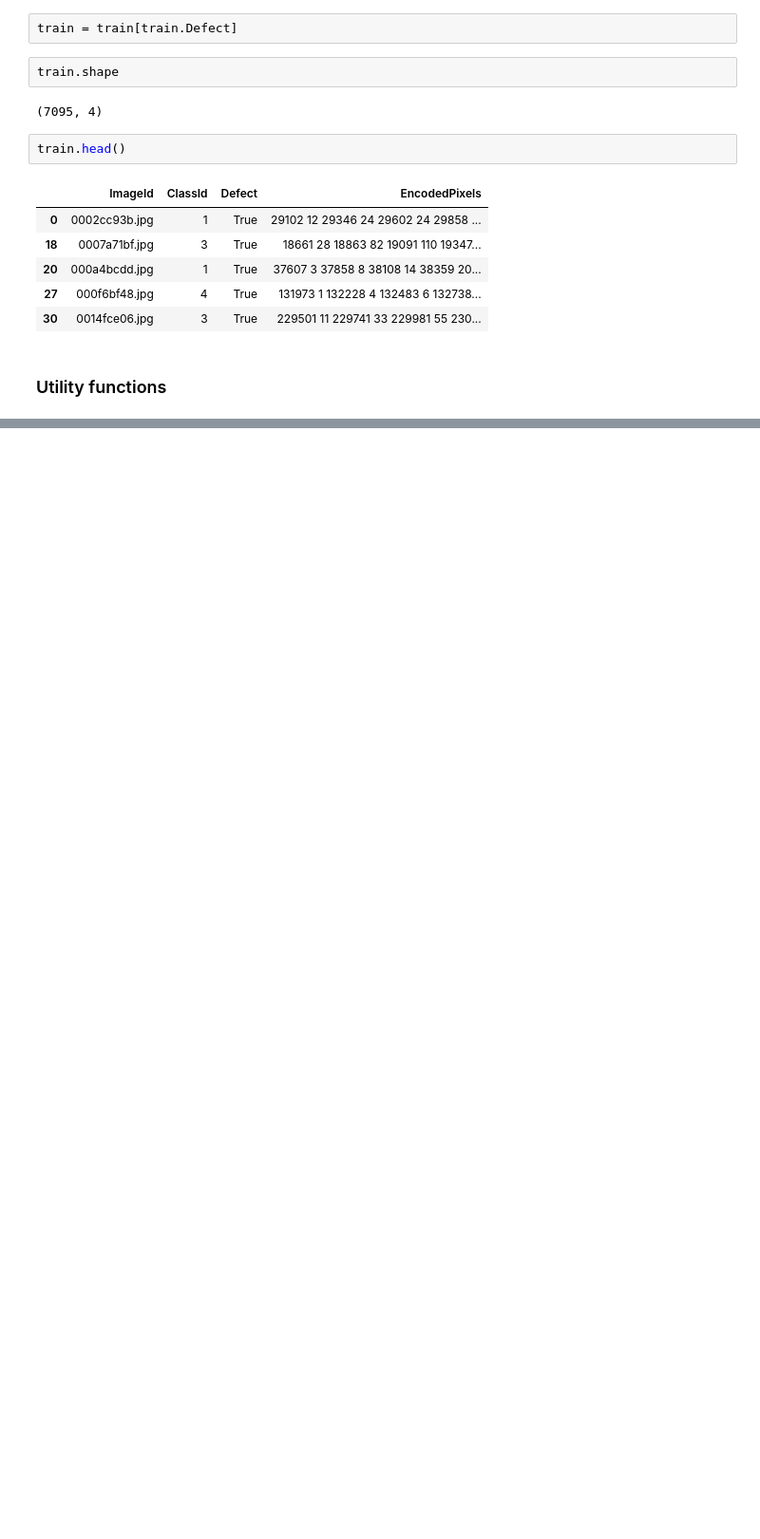
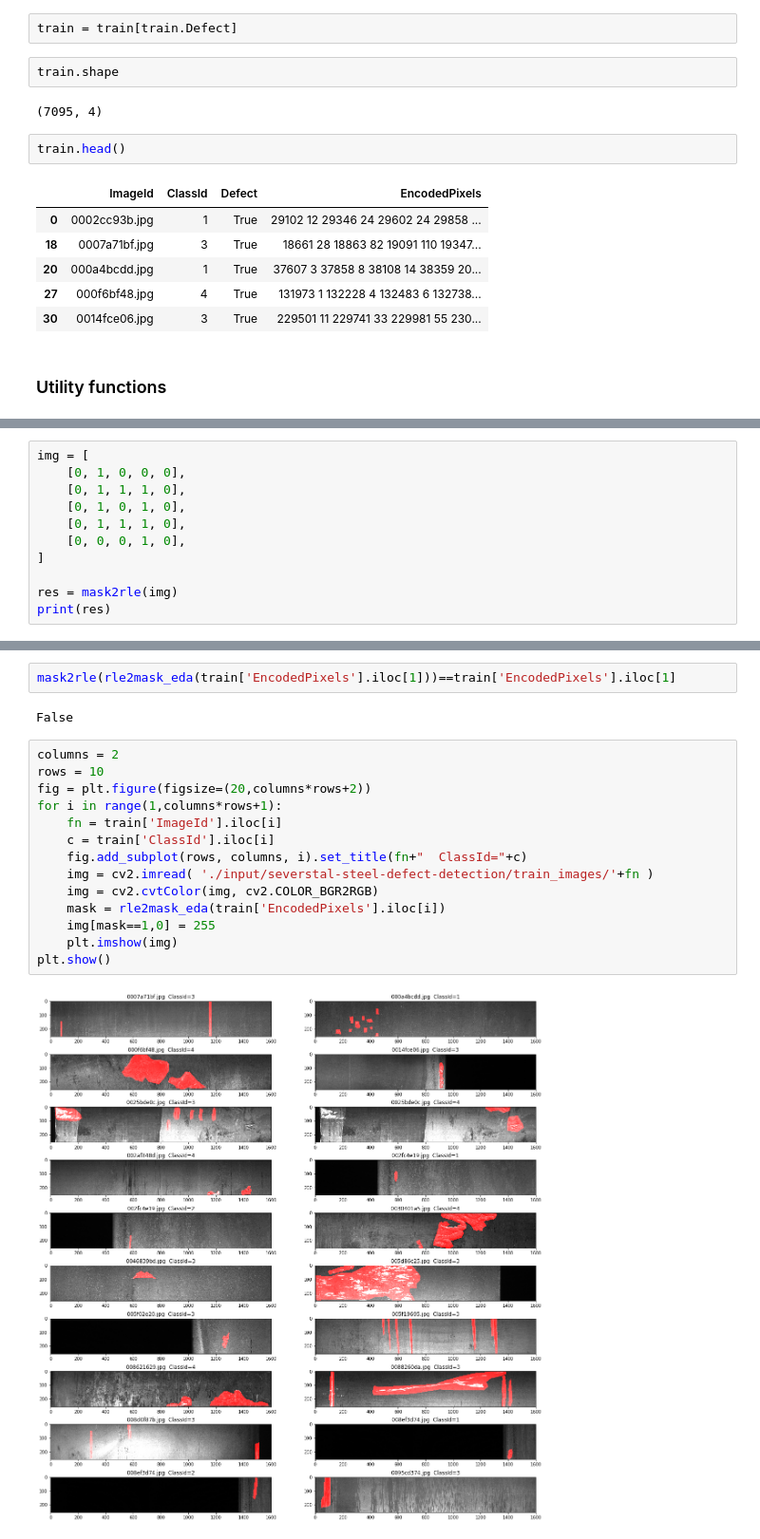
Before and after one commit to johngreibelarsen/severstal-steel-defect-detection, a Jupyter notebook: Xception-model.ipynb, the cells around one changed output, grey strips where cells are left out. Shown at 95% size. Saved outputs shown, nothing was run; the diff lists cells and outputs as text; blank space fills up the shorter version.

```diff
--- a/Xception-model.ipynb
+++ b/Xception-model.ipynb
@@ -98,3 +103,14 @@ def mask2rle(img):
             lastColor = 0
             rle.append( str(startpos)+' '+str(endpos-startpos+1) )
     return " ".join(rle)
+# %%
+img = [
+    [0, 1, 0, 0, 0],
+    [0, 1, 1, 1, 0],
+    [0, 1, 0, 1, 0],
+    [0, 1, 1, 1, 0],
+    [0, 0, 0, 1, 0],
+]
+
+res = mask2rle(img)
+print(res)
@@ -133,0 +218,20 @@ def rle2mask_eda(mask_rle, shape=(1600,256)):
+# %%
+mask2rle(rle2mask_eda(train['EncodedPixels'].iloc[1]))==train['EncodedPixels'].iloc[1]
+# %% [output]
+False
+# %%
+columns = 2
+rows = 10
+fig = plt.figure(figsize=(20,columns*rows+2))
+for i in range(1,columns*rows+1):
+    fn = train['ImageId'].iloc[i]
+    c = train['ClassId'].iloc[i]
+    fig.add_subplot(rows, columns, i).set_title(fn+"  ClassId="+c)
+    img = cv2.imread( './input/severstal-steel-defect-detection/train_images/'+fn )
+    img = cv2.cvtColor(img, cv2.COLOR_BGR2RGB)
+    mask = rle2mask_eda(train['EncodedPixels'].iloc[i])
+    img[mask==1,0] = 255
+    plt.imshow(img)
+plt.show()
+# %% [output]
+[figure, added]
```
Also changed, not shown: parts of 9 cells of this notebook.
